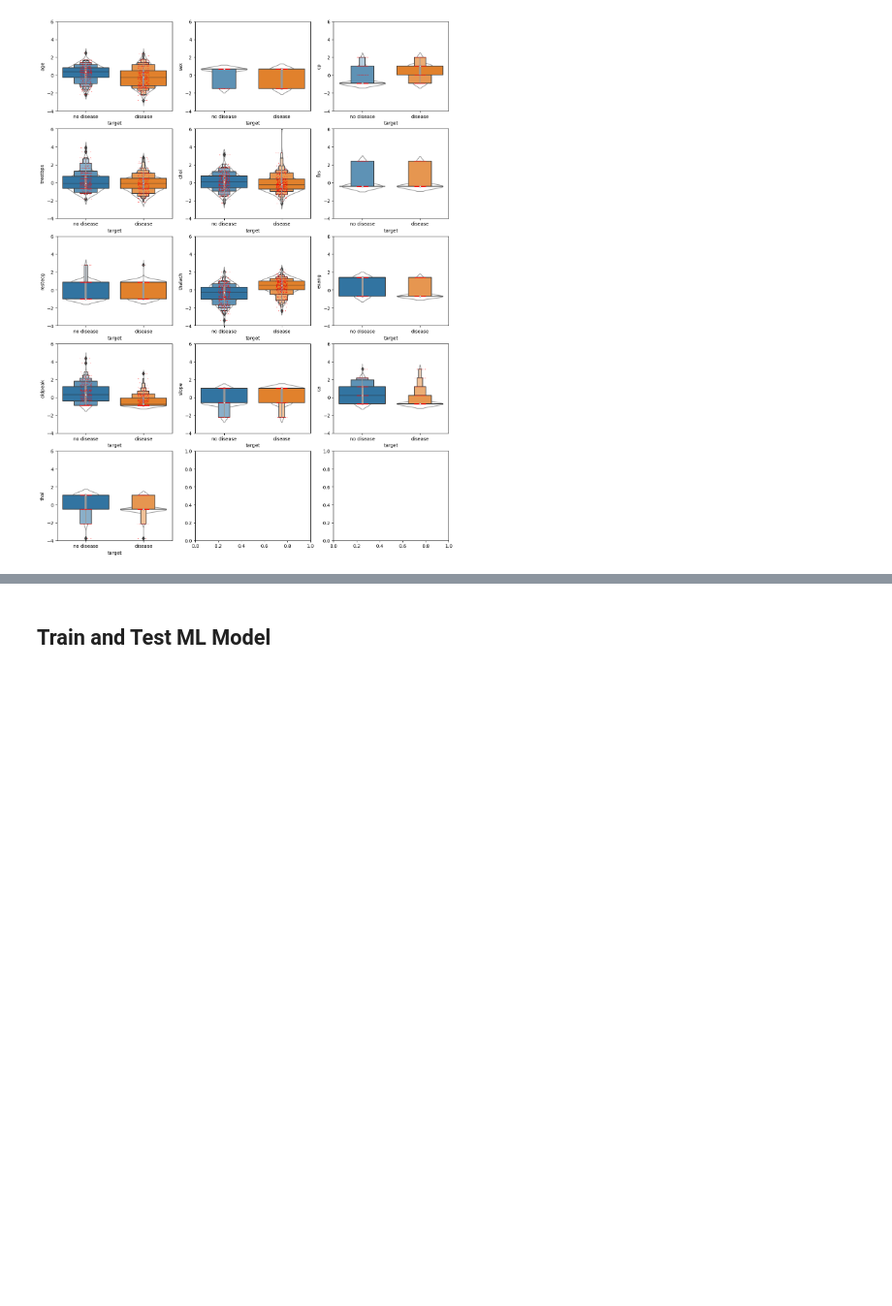
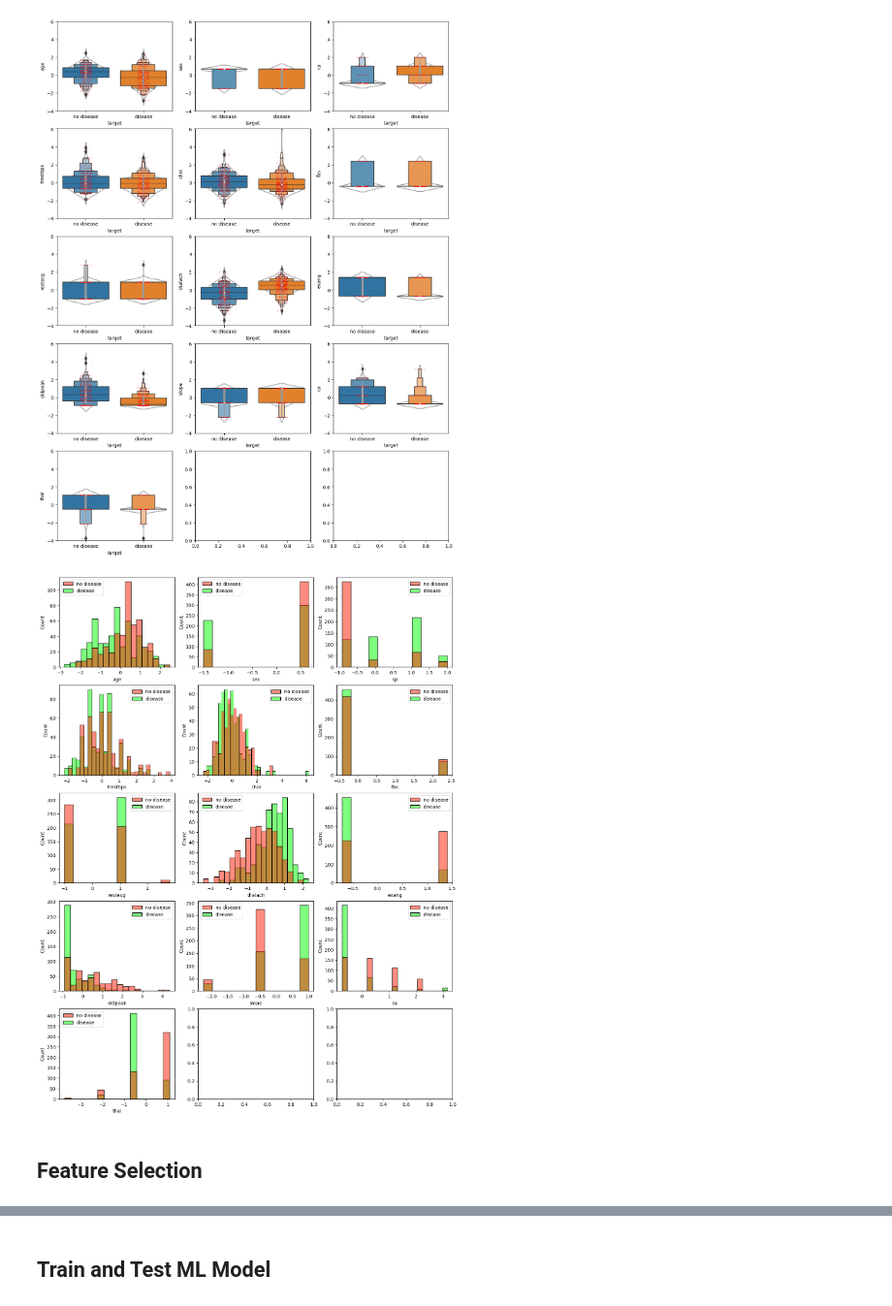
Before and after one commit to notfakearcher/julian, a Jupyter notebook: 01_topics/machine_learning/supervised_learning/classification/logistic_regression_01.ipynb, the cells around one changed output, grey strips where cells are left out. Shown at 97% size. Saved outputs shown, nothing was run; the diff lists cells and outputs as text; code cells hidden in the pictures; blank space fills up the shorter version.

```diff
--- a/01_topics/machine_learning/supervised_learning/classification/logistic_regression_01.ipynb
+++ b/01_topics/machine_learning/supervised_learning/classification/logistic_regression_01.ipynb
@@ -192,8 +189,8 @@ df3.head()
 # figure setup
 fig_cols = 3
 fig_rows = np.ceil(len(X_cols)/fig_cols)
-y_max = np.round(X.max().max(), 0)
-y_min = np.round(X.min().min(), 0)
+y_max = np.round(df2[X_cols].max().max(), 0)
+y_min = np.round(df2[X_cols].min().min(), 0)
 # %%
 # subplot of y vs each X (boxplot + stripplot)
 f1, axes = plt.subplots(5, fig_cols, figsize = (15, 20))
@@ -248,3 +244,20 @@ for x in X_cols:
   itr = itr + 1
 # %% [output]
 [figure]
+# %%
+# subplot of each X (histplot)
+f1, axes = plt.subplots(5, fig_cols, figsize = (15, 20))
+itr = 0
+for x in X_cols:
+  row = np.floor(itr/fig_cols)
+  row = row.astype('int')
+  col = np.mod(itr, fig_cols)
+  col = col.astype('int')
+  # print(row)
+  # print(col)
+  sns.histplot(ax = axes[row, col], data = df2, x = x, hue = y, palette = [(1, 0.1, 0), (0, 1, 0)])
+  itr = itr + 1
+# %% [output]
+[figure, added]
+# %% [markdown]
+## Feature Selection
```
Also changed, not shown: parts of 14 cells of this notebook.
